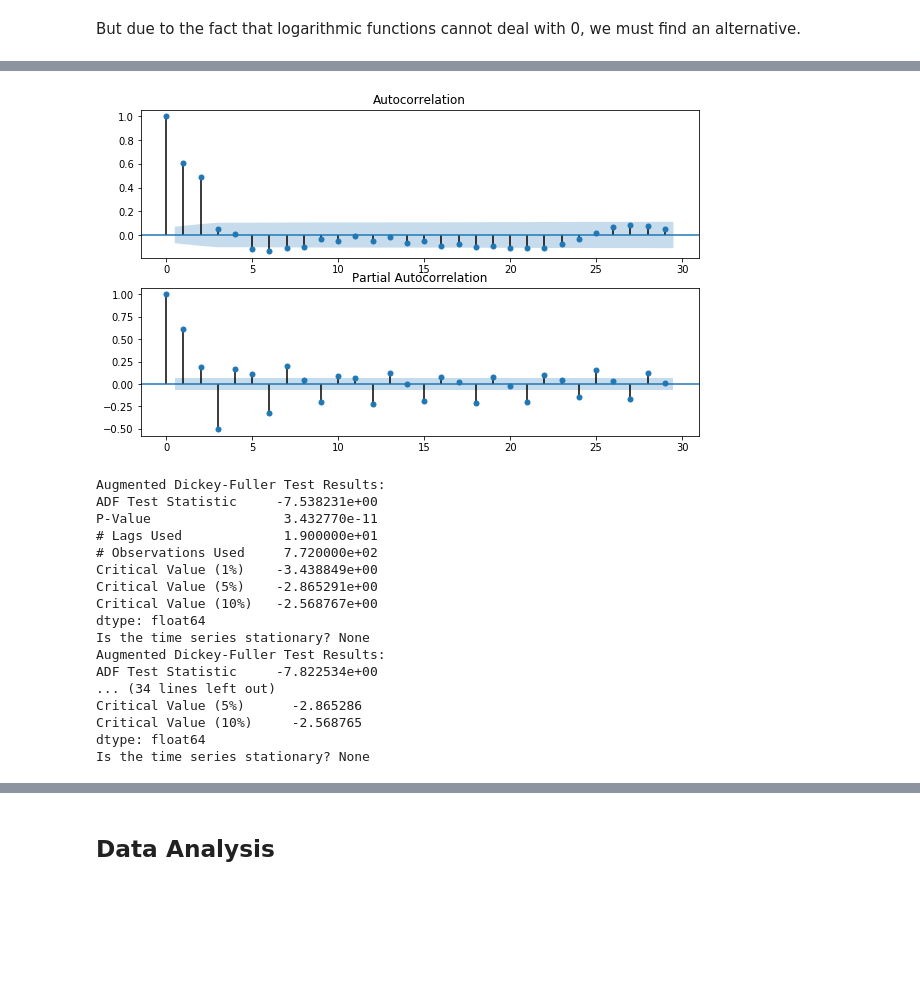
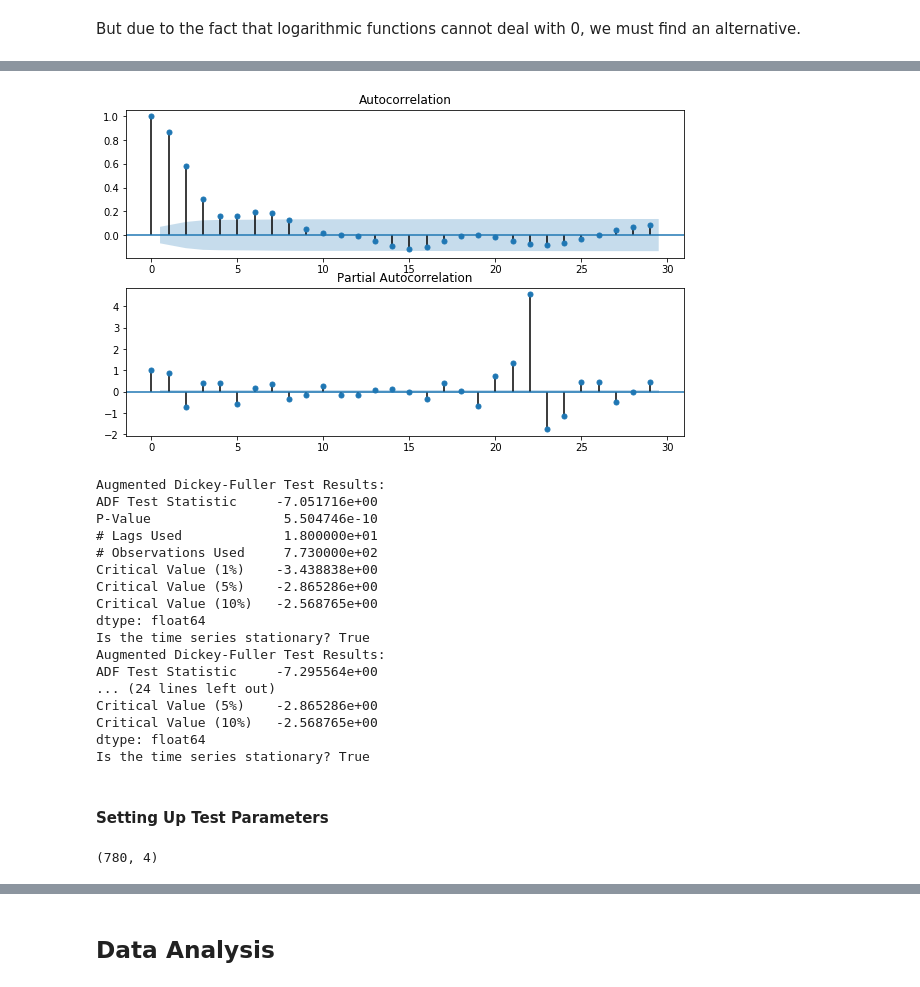
Before and after one commit to jiajunyuan/python-recession-forecaster, a Jupyter notebook: recession_predictor.ipynb, the cells around one changed output, grey strips where cells are left out. Cells and saved outputs as stored; diff of their text form; code cells hidden in the pictures; blank space fills up the shorter version.

```diff
--- a/recession_predictor.ipynb
+++ b/recession_predictor.ipynb
@@ -389,0 +347,5 @@ plt.show()
+# %%
+data_trans = np.log(data).diff(1)
+data_trans['tbill'] = data['tbill']
+data_trans = data_trans.dropna()
+data_trans.head()
@@ -390,28 +360,36 @@ plt.show()
 # %%
 fig, ax = plt.subplots(2, figsize=(10, 6))
-ax[0] = plot_acf(data_diff.dtoe, ax=ax[0])
-ax[1] = plot_pacf(data_diff.dtoe, ax=ax[1])
+ax[0] = plot_acf(data_trans.gdp, ax=ax[0])
+ax[1] = plot_pacf(data_trans.gdp, ax=ax[1])
 # %% [output]
-[figure, old version]
+[figure, new version]
 # %%
-for var in data_diff:
-    StationarityTests().ADF_Stationarity_Test(data_diff[var], printResults = True)
-    print("Is the time series stationary? {0}".format(StationarityTests().isStationary))
+for var in data:
+    sTest.ADF_Stationarity_Test(data_trans[var], printResults = True)
+    print("Is the time series stationary? {0}".format(sTest.isStationary))
 # %% [output]
 Augmented Dickey-Fuller Test Results:
-ADF Test Statistic     -7.538231e+00
-P-Value                 3.432770e-11
-# Lags Used             1.900000e+01
-# Observations Used     7.720000e+02
-Critical Value (1%)    -3.438849e+00
-Critical Value (5%)    -2.865291e+00
-Critical Value (10%)   -2.568767e+00
+ADF Test Statistic     -7.051716e+00
+P-Value                 5.504746e-10
+# Lags Used             1.800000e+01
+# Observations Used     7.730000e+02
+Critical Value (1%)    -3.438838e+00
+Critical Value (5%)    -2.865286e+00
+Critical Value (10%)   -2.568765e+00
 dtype: float64
-Is the time series stationary? None
+Is the time series stationary? True
 Augmented Dickey-Fuller Test Results:
-ADF Test Statistic     -7.822534e+00
-... (34 lines left out)
-Critical Value (5%)      -2.865286
-Critical Value (10%)     -2.568765
+ADF Test Statistic     -7.295564e+00
+... (24 lines left out)
+Critical Value (5%)    -2.865286e+00
+Critical Value (10%)   -2.568765e+00
 dtype: float64
-Is the time series stationary? None
+Is the time series stationary? True
+# %% [markdown]
+#### Setting Up Test Parameters
+# %%
+x_train_6, x_test_6 = data_trans[0:-6], data_trans[-6:]
+x_train_12, x_test_12 = data_trans[0:-12], data_trans[-12:]
+x_train_24, x_test_24 = data_trans[0:-24], data_trans[-24:]
+# %% [output]
+(780, 4)
```
Also changed, not shown: parts of 11 cells of this notebook.
